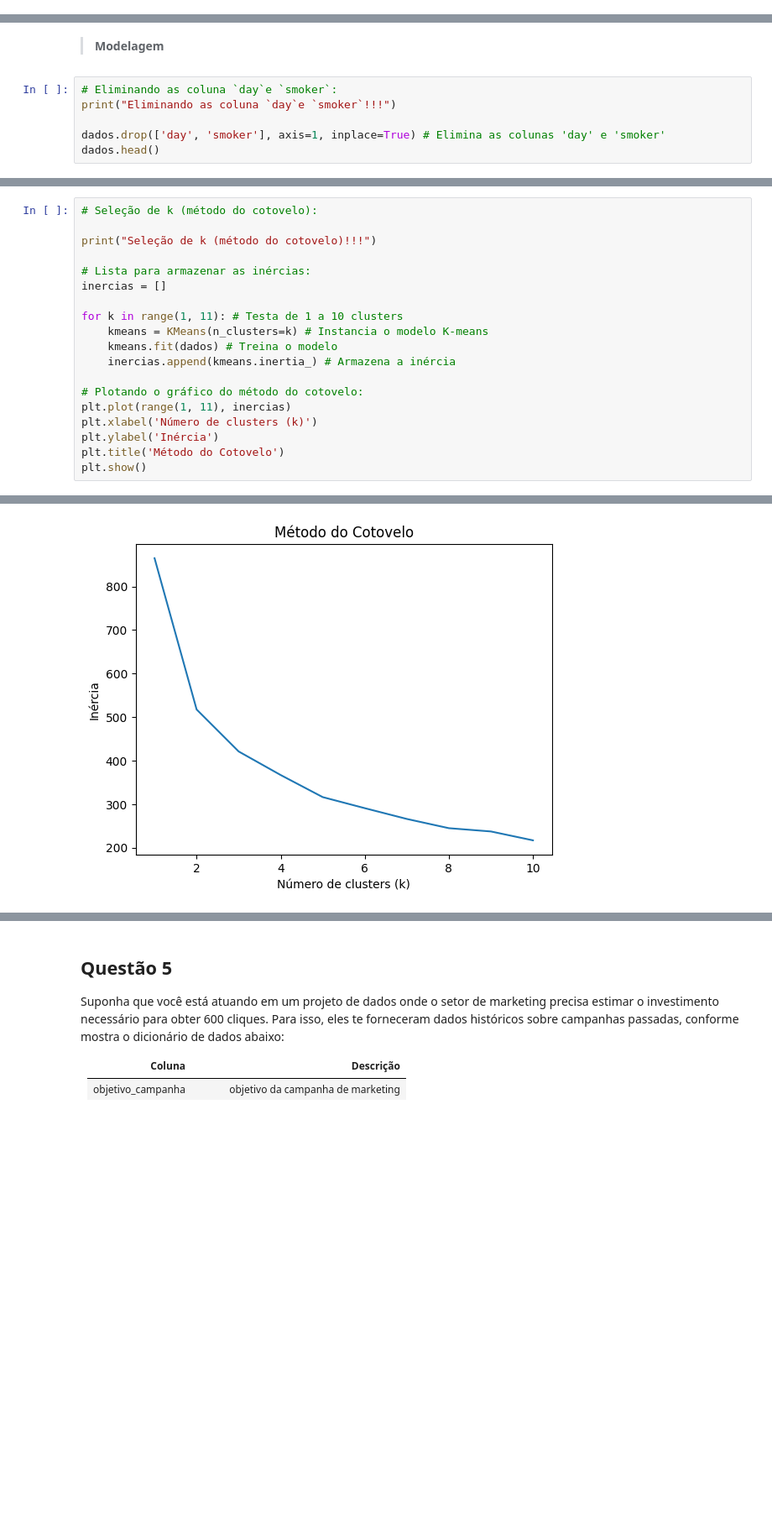
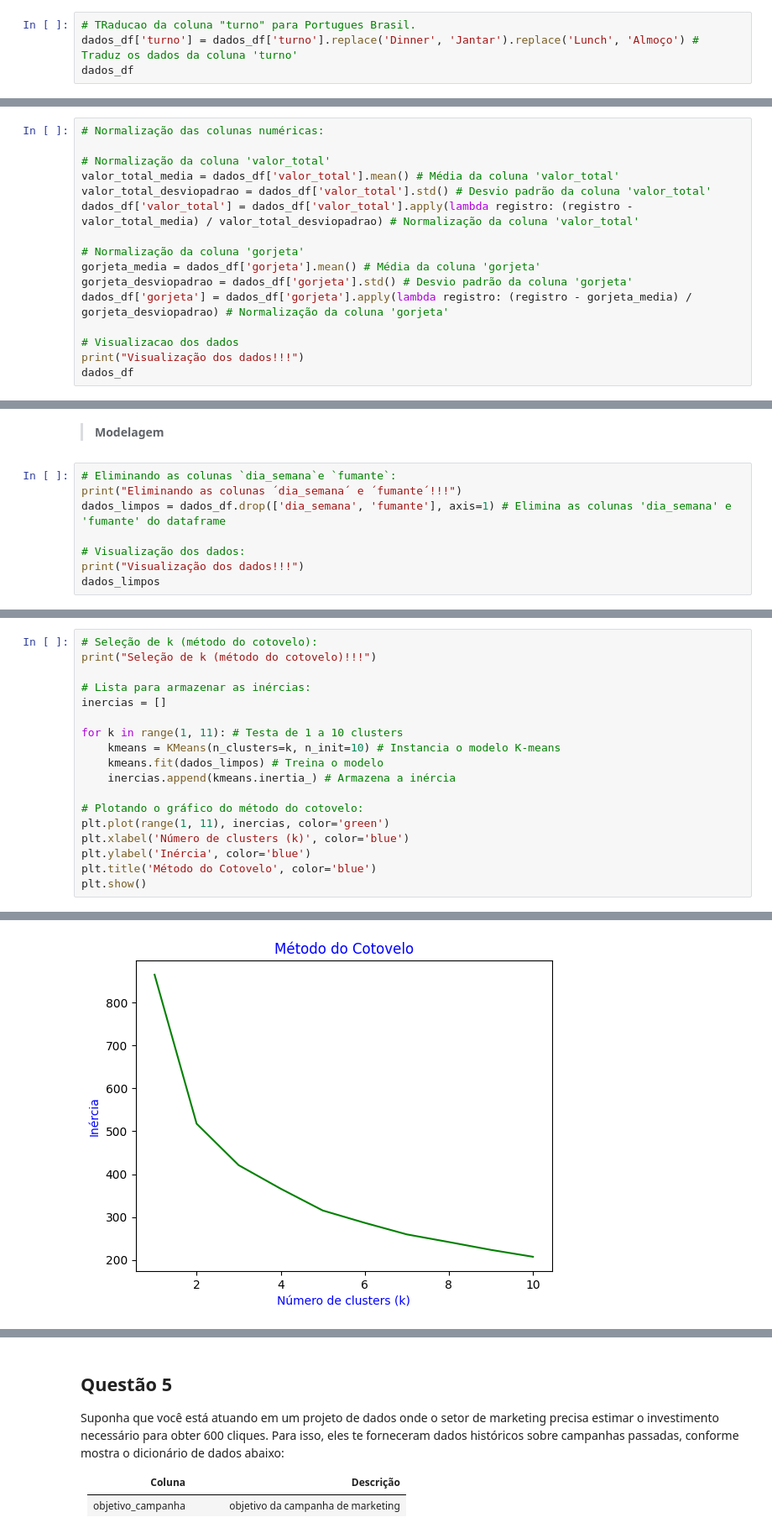
Before and after one commit to DallastaDaniel/ML_especializacao, a Jupyter notebook: Atividade_avaliativa_ML.ipynb, the cells around one changed output, grey strips where cells are left out. Shown: that part at 84% size. Drawn from its saved outputs; the diff is of its cells as text; blank space fills up the shorter version.

```diff
--- a/Atividade_avaliativa_ML.ipynb
+++ b/Atividade_avaliativa_ML.ipynb
@@ -105,0 +206,4 @@ Listagem dos dados!!!
+# %%
+# TRaducao da coluna "turno" para Portugues Brasil.
+dados_df['turno'] = dados_df['turno'].replace('Dinner', 'Jantar').replace('Lunch', 'Almoço') # Traduz os dados da coluna 'turno'
+dados_df
@@ -185,0 +310,16 @@ Normalização das colunas numéricas!!!
+# %%
+# Normalização das colunas numéricas:
+
+# Normalização da coluna 'valor_total'
+valor_total_media = dados_df['valor_total'].mean() # Média da coluna 'valor_total'
+valor_total_desviopadrao = dados_df['valor_total'].std() # Desvio padrão da coluna 'valor_total'
+dados_df['valor_total'] = dados_df['valor_total'].apply(lambda registro: (registro - valor_total_media) / valor_total_desviopadrao) # Normalização da coluna 'valor_total'
+
+# Normalização da coluna 'gorjeta'
+gorjeta_media = dados_df['gorjeta'].mean() # Média da coluna 'gorjeta'
+gorjeta_desviopadrao = dados_df['gorjeta'].std() # Desvio padrão da coluna 'gorjeta'
+dados_df['gorjeta'] = dados_df['gorjeta'].apply(lambda registro: (registro - gorjeta_media) / gorjeta_desviopadrao) # Normalização da coluna 'gorjeta'
+
+# Visualizacao dos dados
+print("Visualização dos dados!!!")
+dados_df
@@ -186,9 +341,11 @@ Normalização das colunas numéricas!!!
 # %% [markdown]
 > **Modelagem**
 # %%
-# Eliminando as coluna `day`e `smoker`:
-print("Eliminando as coluna `day`e `smoker`!!!")
+# Eliminando as colunas `dia_semana`e `fumante`:
+print("Eliminando as colunas ´dia_semana´ e ´fumante´!!!")
+dados_limpos = dados_df.drop(['dia_semana', 'fumante'], axis=1) # Elimina as colunas 'dia_semana' e 'fumante' do dataframe
 
-dados.drop(['day', 'smoker'], axis=1, inplace=True) # Elimina as colunas 'day' e 'smoker'
-dados.head()
+# Visualização dos dados:
+print("Visualização dos dados!!!")
+dados_limpos
 # %% [output]
@@ -202,23 +367,22 @@ Eliminando as coluna `day`e `smoker`!!!
 # %%
 # Seleção de k (método do cotovelo):
-
 print("Seleção de k (método do cotovelo)!!!")
 
 # Lista para armazenar as inércias:
 inercias = []
 
 for k in range(1, 11): # Testa de 1 a 10 clusters
-    kmeans = KMeans(n_clusters=k) # Instancia o modelo K-means
-    kmeans.fit(dados) # Treina o modelo
+    kmeans = KMeans(n_clusters=k, n_init=10) # Instancia o modelo K-means
+    kmeans.fit(dados_limpos) # Treina o modelo
     inercias.append(kmeans.inertia_) # Armazena a inércia
 
 # Plotando o gráfico do método do cotovelo:
-plt.plot(range(1, 11), inercias)
-plt.xlabel('Número de clusters (k)')
-plt.ylabel('Inércia')
-plt.title('Método do Cotovelo')
+plt.plot(range(1, 11), inercias, color='green')
+plt.xlabel('Número de clusters (k)', color='blue')
+plt.ylabel('Inércia', color='blue')
+plt.title('Método do Cotovelo', color='blue')
 plt.show()
 # %% [output]
 Seleção de k (método do cotovelo)!!!
-[figure, old version]
+[figure, new version]
 # %%
```
Also changed, not shown: parts of 35 cells of this notebook.
